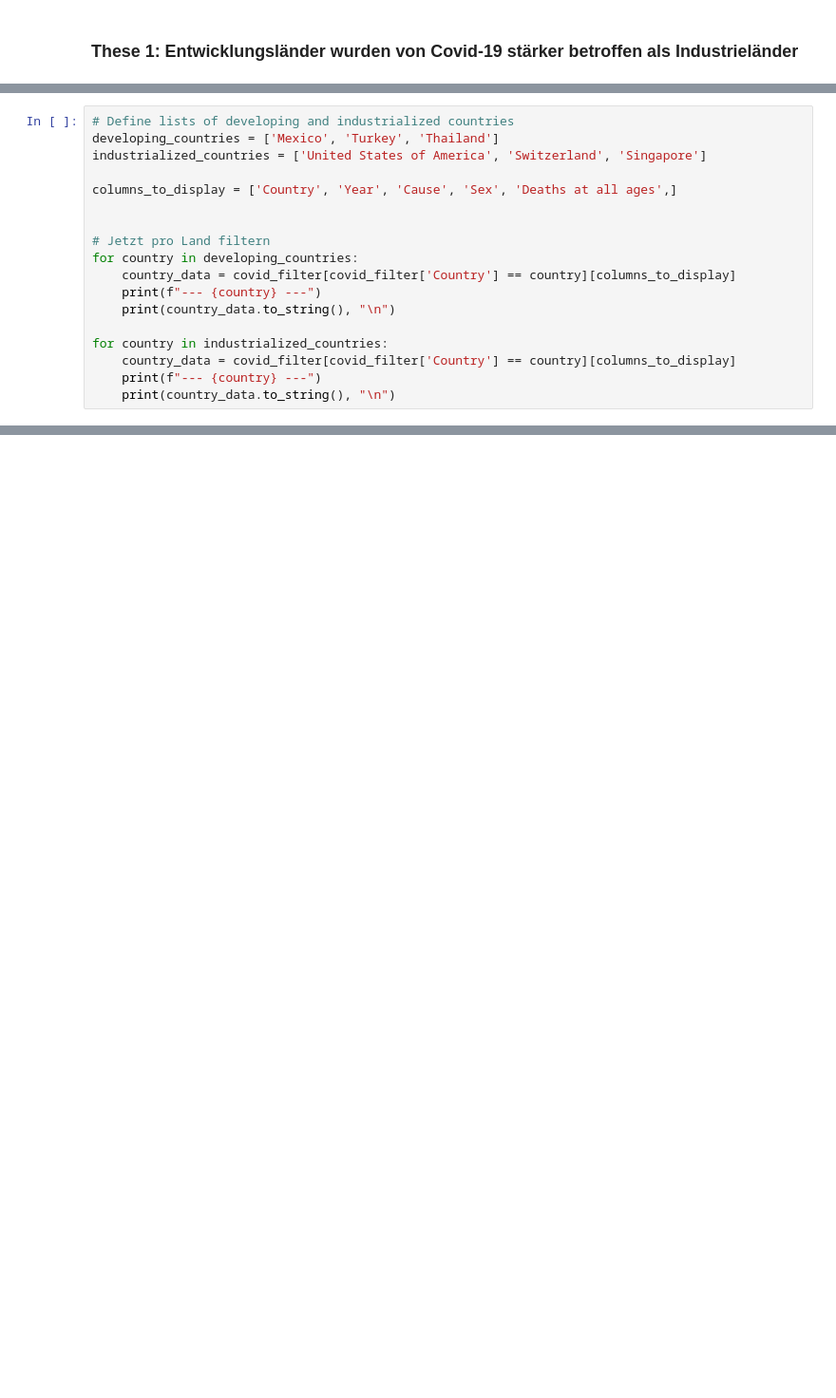
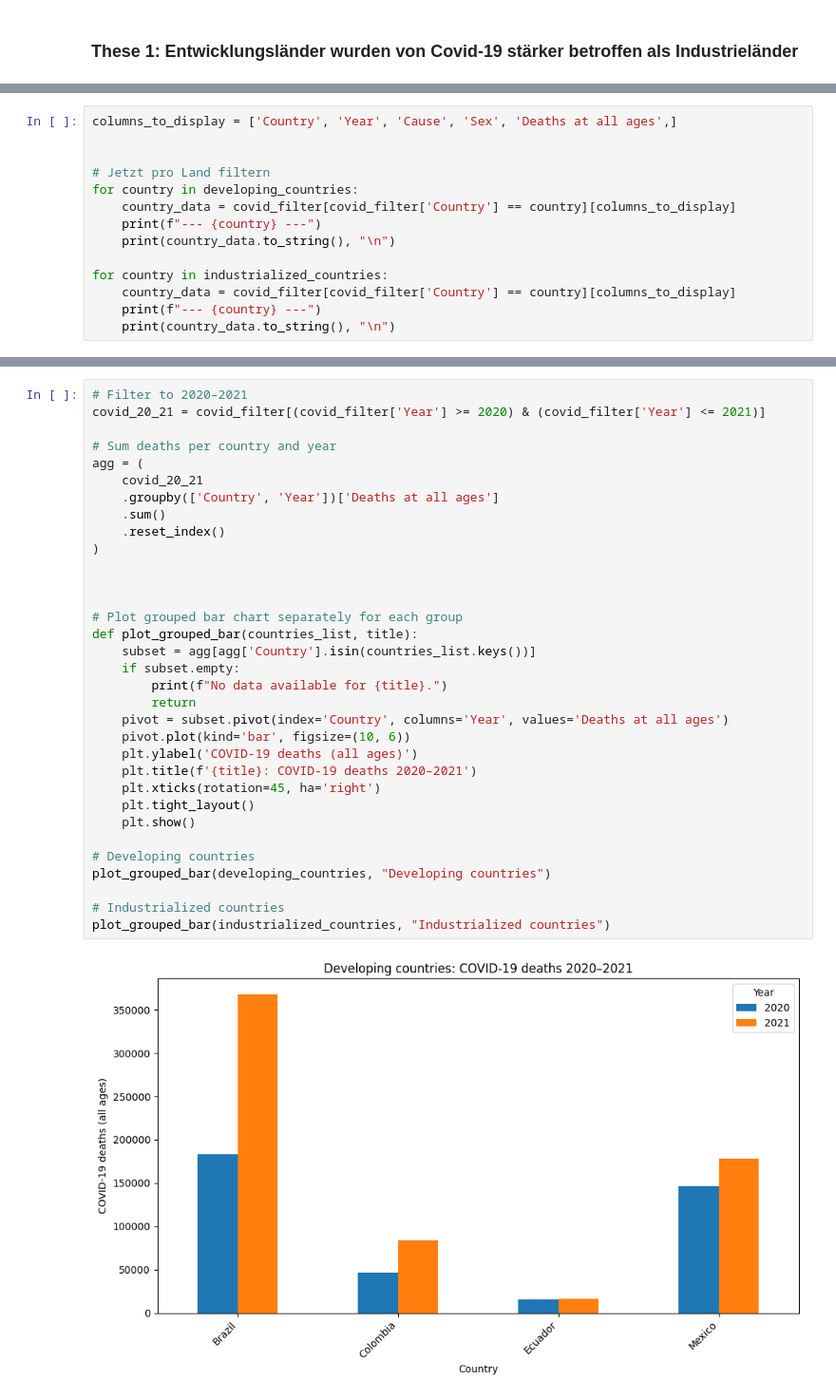
Before and after one commit to ihringerlinus/WHO_Mortality_Database, a Jupyter notebook: These1.ipynb, the cells around one changed output, grey strips where cells are left out. Shown at 95% size. Cells and saved outputs as stored; diff of their text form; blank space fills up the shorter version.

```diff
--- a/These1.ipynb
+++ b/These1.ipynb
@@ -40,8 +122,4 @@ Mongolia
 # %%
-# Define lists of developing and industrialized countries
-developing_countries = ['Mexico', 'Turkey', 'Thailand']
-industrialized_countries = ['United States of America', 'Switzerland', 'Singapore']
-
 columns_to_display = ['Country', 'Year', 'Cause', 'Sex', 'Deaths at all ages',]
 
 
@@ -75,0 +154,35 @@ Index: []
+# %%
+# Filter to 2020–2021
+covid_20_21 = covid_filter[(covid_filter['Year'] >= 2020) & (covid_filter['Year'] <= 2021)]
+
+# Sum deaths per country and year
+agg = (
+    covid_20_21
+    .groupby(['Country', 'Year'])['Deaths at all ages']
+    .sum()
+    .reset_index()
+)
+
+
+
+# Plot grouped bar chart separately for each group
+def plot_grouped_bar(countries_list, title):
+    subset = agg[agg['Country'].isin(countries_list.keys())]
+    if subset.empty:
+        print(f"No data available for {title}.")
+        return
+    pivot = subset.pivot(index='Country', columns='Year', values='Deaths at all ages')
+    pivot.plot(kind='bar', figsize=(10, 6))
+    plt.ylabel('COVID-19 deaths (all ages)')
+    plt.title(f'{title}: COVID-19 deaths 2020–2021')
+    plt.xticks(rotation=45, ha='right')
+    plt.tight_layout()
+    plt.show()
+
+# Developing countries
+plot_grouped_bar(developing_countries, "Developing countries")
+
+# Industrialized countries
+plot_grouped_bar(industrialized_countries, "Industrialized countries")
+# %% [output]
+[figure, added]
```
Also changed, not shown: parts of 7 cells of this notebook.
